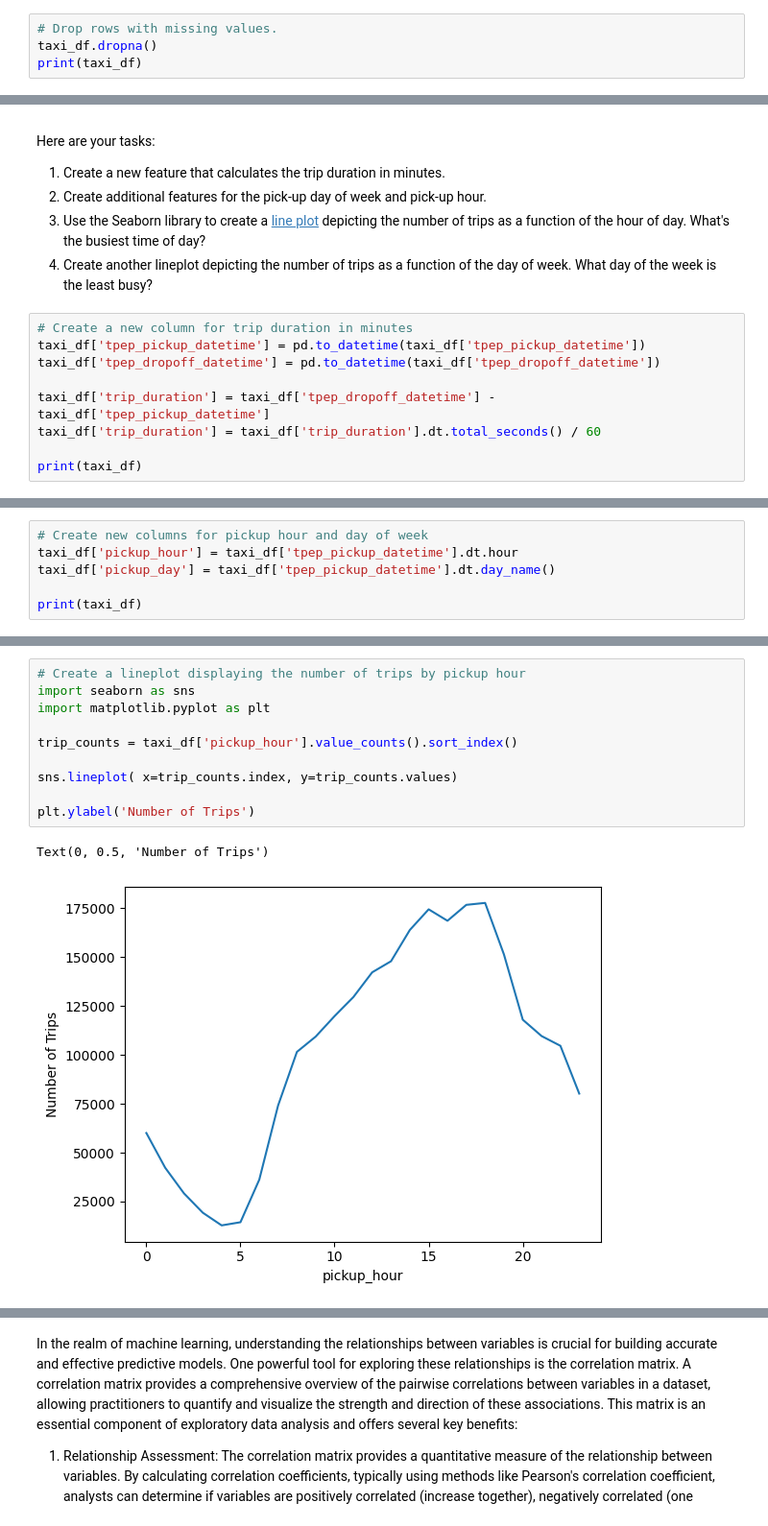
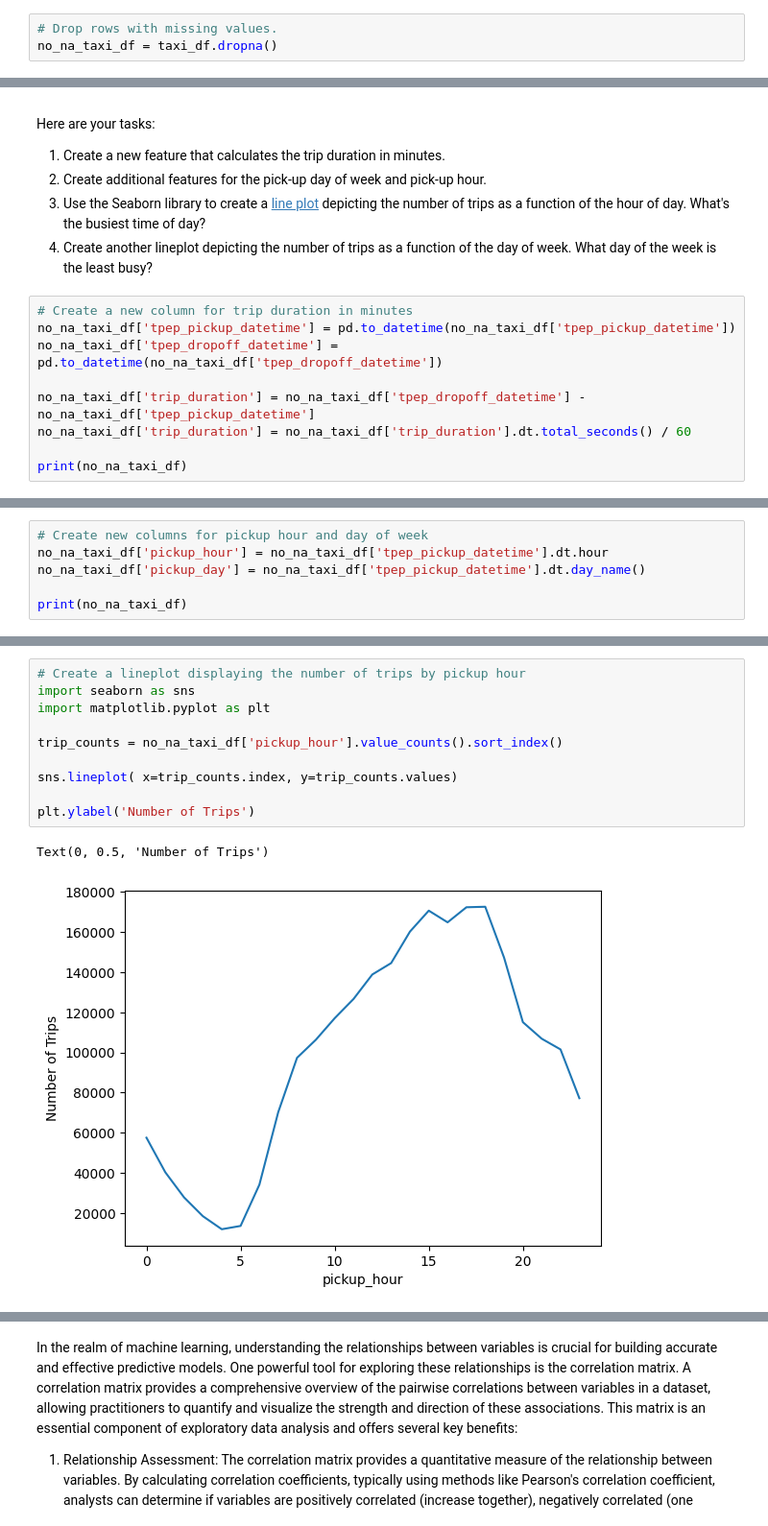
Before and after one commit to FranciscoNav/springboard, a Jupyter notebook: Student_MLE_MiniProject_EDA.ipynb, the cells around one changed output, grey strips where cells are left out. Shown: that part at 96% size. Drawn from its saved outputs; the diff is of its cells as text.

```diff
--- a/Student_MLE_MiniProject_EDA.ipynb
+++ b/Student_MLE_MiniProject_EDA.ipynb
@@ -48,4 +104,3 @@ print(taxi_df.describe())
 # %%
 # Drop rows with missing values.
-taxi_df.dropna()
-print(taxi_df)
+no_na_taxi_df = taxi_df.dropna()
@@ -78,11 +115,11 @@ Here are your tasks:
   4. Create another lineplot depicting the number of trips as a function of the day of week. What day of the week is the least busy?
 # %%
 # Create a new column for trip duration in minutes
-taxi_df['tpep_pickup_datetime'] = pd.to_datetime(taxi_df['tpep_pickup_datetime'])
-taxi_df['tpep_dropoff_datetime'] = pd.to_datetime(taxi_df['tpep_dropoff_datetime'])
+no_na_taxi_df['tpep_pickup_datetime'] = pd.to_datetime(no_na_taxi_df['tpep_pickup_datetime'])
+no_na_taxi_df['tpep_dropoff_datetime'] = pd.to_datetime(no_na_taxi_df['tpep_dropoff_datetime'])
 
-taxi_df['trip_duration'] = taxi_df['tpep_dropoff_datetime'] -  taxi_df['tpep_pickup_datetime']
-taxi_df['trip_duration'] = taxi_df['trip_duration'].dt.total_seconds() / 60
+no_na_taxi_df['trip_duration'] = no_na_taxi_df['tpep_dropoff_datetime'] -  no_na_taxi_df['tpep_pickup_datetime']
+no_na_taxi_df['trip_duration'] = no_na_taxi_df['trip_duration'].dt.total_seconds() / 60
 
-print(taxi_df)
+print(no_na_taxi_df)
 # %% [output]
@@ -106,7 +163,7 @@ print(taxi_df)
 # %%
 # Create new columns for pickup hour and day of week
-taxi_df['pickup_hour'] = taxi_df['tpep_pickup_datetime'].dt.hour
-taxi_df['pickup_day'] = taxi_df['tpep_pickup_datetime'].dt.day_name()
+no_na_taxi_df['pickup_hour'] = no_na_taxi_df['tpep_pickup_datetime'].dt.hour
+no_na_taxi_df['pickup_day'] = no_na_taxi_df['tpep_pickup_datetime'].dt.day_name()
 
-print(taxi_df)
+print(no_na_taxi_df)
 # %% [output]
@@ -130,16 +197,16 @@ print(taxi_df)
 # %%
 # Create a lineplot displaying the number of trips by pickup hour
 import seaborn as sns
 import matplotlib.pyplot as plt
 
-trip_counts = taxi_df['pickup_hour'].value_counts().sort_index()
+trip_counts = no_na_taxi_df['pickup_hour'].value_counts().sort_index()
 
 sns.lineplot( x=trip_counts.index, y=trip_counts.values)
 
 plt.ylabel('Number of Trips')
 # %% [output]
 Text(0, 0.5, 'Number of Trips')
-[figure, old version]
+[figure, new version]
 # %%
 # Create a lineplot displaying the number of trips by pickup day
 
```
Also changed, not shown: parts of 9 cells of this notebook.
